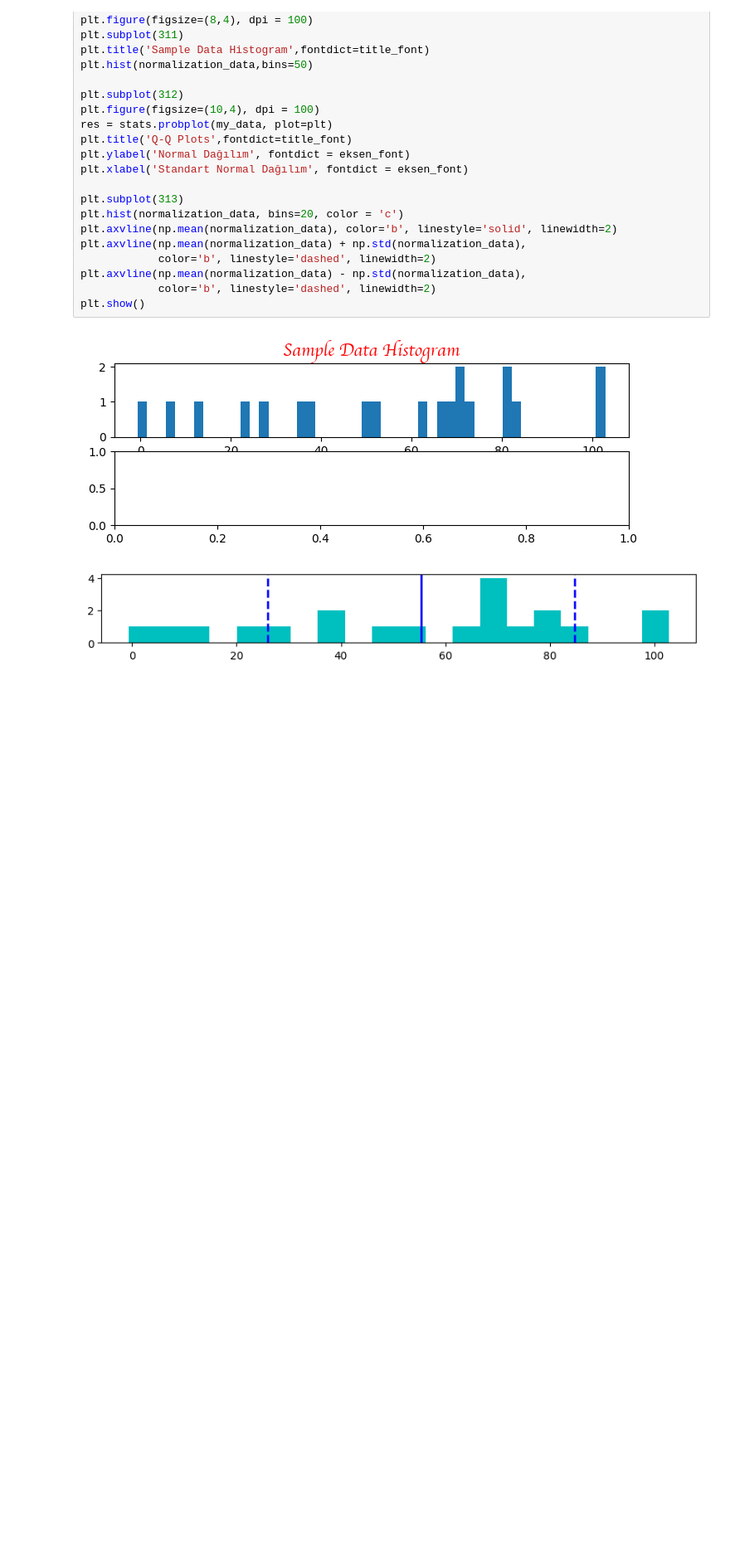
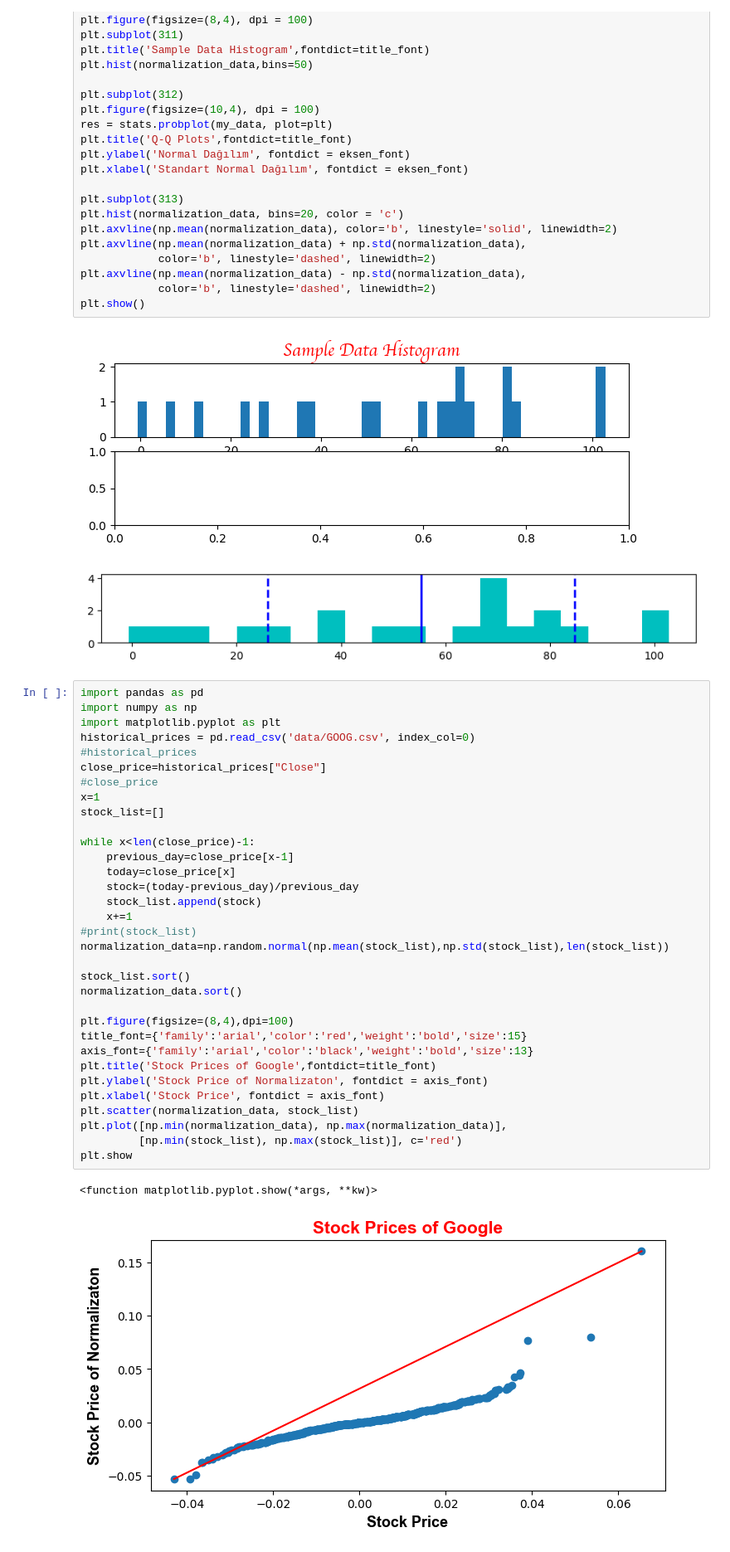
Before and after one commit to selingumusdag/distribution_functions, a Jupyter notebook: distribution_functions.ipynb, the cells around one changed output. Shown at 83% size. Cells and saved outputs as stored; diff of their text form; blank space fills up the shorter version.

Commit message:
Added historical price graph for google

```diff
--- a/distribution_functions.ipynb
+++ b/distribution_functions.ipynb
@@ -34,3 +34,39 @@ plt.show()
 # %% [output]
 [figure]
 [figure]
+# %%
+import pandas as pd
+import numpy as np
+import matplotlib.pyplot as plt
+historical_prices = pd.read_csv('data/GOOG.csv', index_col=0)
+#historical_prices
+close_price=historical_prices["Close"]
+#close_price
+x=1
+stock_list=[]
+
+while x<len(close_price)-1:
+    previous_day=close_price[x-1]
+    today=close_price[x]
+    stock=(today-previous_day)/previous_day
+    stock_list.append(stock)
+    x+=1
+#print(stock_list)
+normalization_data=np.random.normal(np.mean(stock_list),np.std(stock_list),len(stock_list))
+
+stock_list.sort()
+normalization_data.sort()
+
+plt.figure(figsize=(8,4),dpi=100)
+title_font={'family':'arial','color':'red','weight':'bold','size':15}
+axis_font={'family':'arial','color':'black','weight':'bold','size':13}
+plt.title('Stock Prices of Google',fontdict=title_font)
+plt.ylabel('Stock Price of Normalizaton', fontdict = axis_font)
+plt.xlabel('Stock Price', fontdict = axis_font)
+plt.scatter(normalization_data, stock_list)
+plt.plot([np.min(normalization_data), np.max(normalization_data)],
+         [np.min(stock_list), np.max(stock_list)], c='red')
+plt.show
+# %% [output]
+<function matplotlib.pyplot.show(*args, **kw)>
+[figure, added]
```
